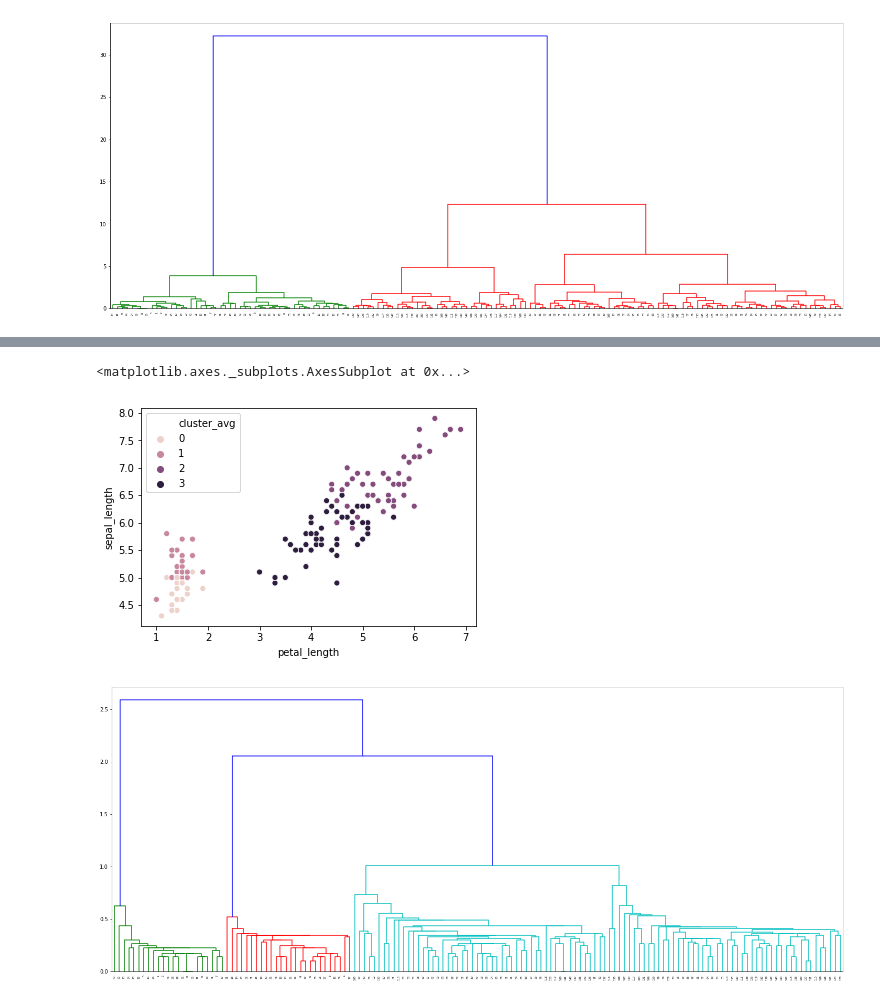
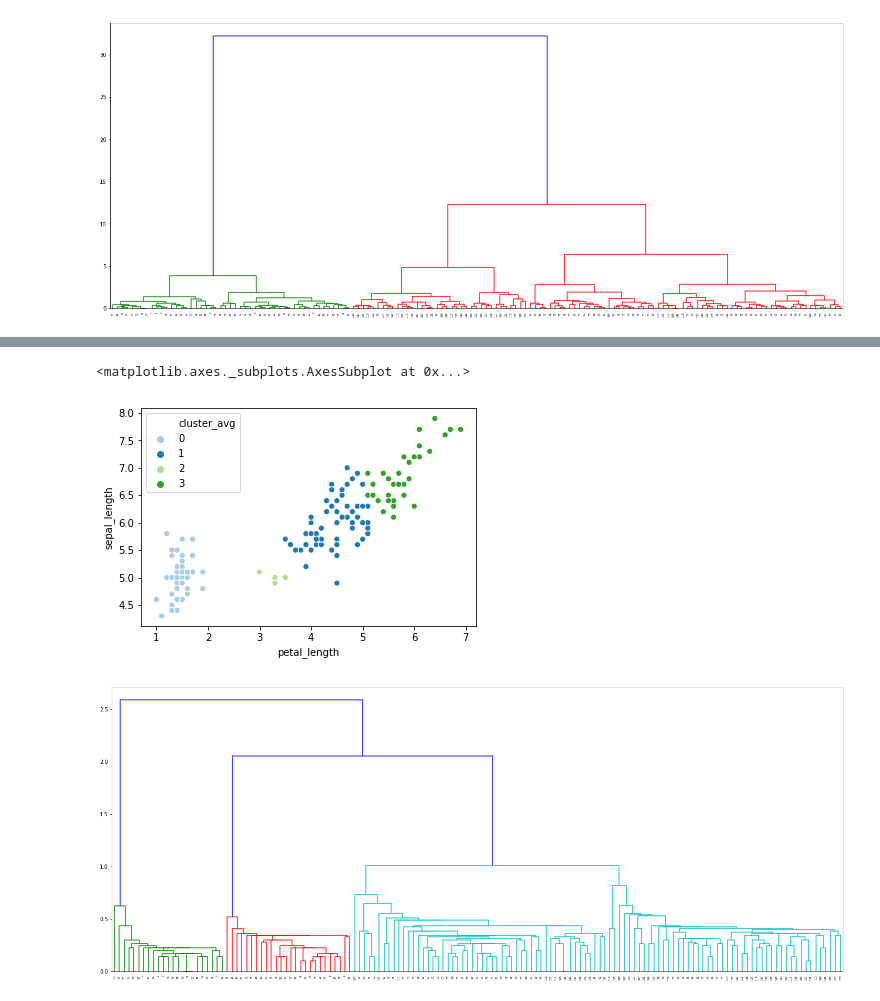
Before and after one commit to G94/Miscellaneous, a Jupyter notebook: unsupervised_examples/Clustering Iris DataSet.ipynb, the cells around one changed output, grey strips where cells are left out. Cells and saved outputs as stored; diff of their text form; code cells hidden in the pictures.

```diff
--- a/unsupervised_examples/Clustering Iris DataSet.ipynb
+++ b/unsupervised_examples/Clustering Iris DataSet.ipynb
@@ -65,10 +66,10 @@ dn = dendrogram(Z_avg)
 # %%
 vector = cut_tree(Z_avg,4)
 df_train["cluster_avg"] = vector
-sns.scatterplot(x="petal_length", y="sepal_length",data=df_train, hue="cluster_avg")
+sns.scatterplot(x="petal_length", y="sepal_length",data=df_train, hue="cluster_avg",palette=sns.color_palette("Paired", 4))
 # %% [output]
 <matplotlib.axes._subplots.AxesSubplot at 0x...>
-[figure, old version]
+[figure, new version]
 # %%
 Z_single = linkage(df_train, 'single')
 fig = plt.figure(figsize=(25, 10))
```
Also changed, not shown: parts of 12 cells of this notebook.
